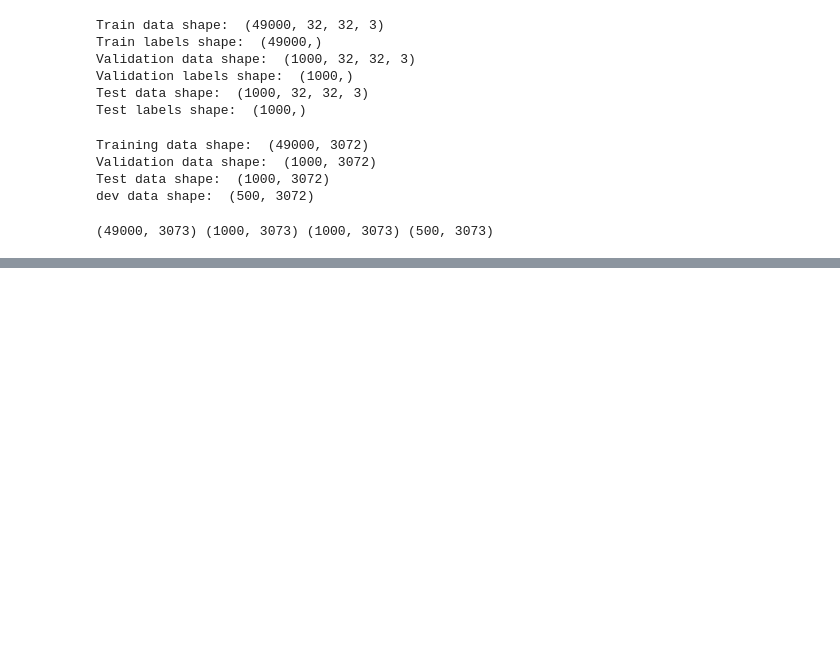
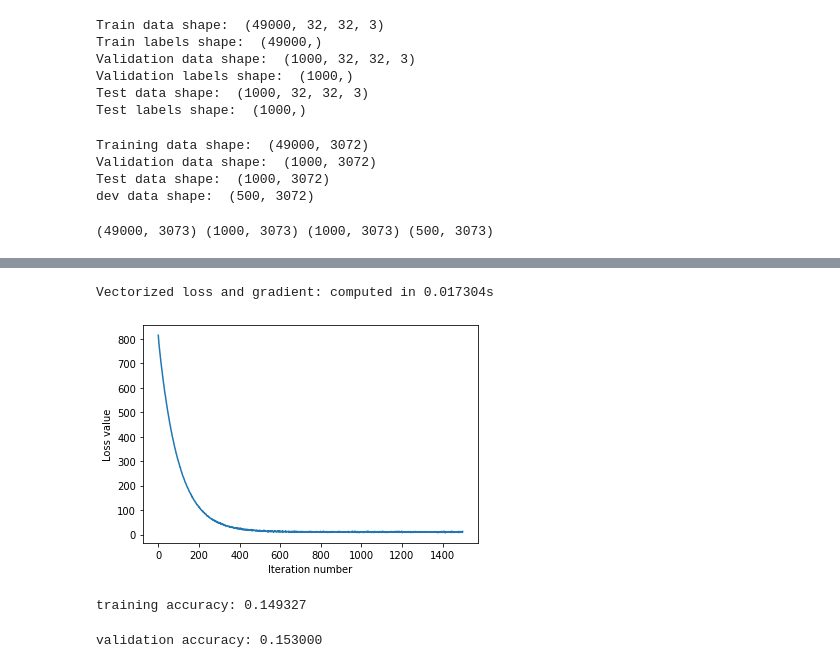
Before and after one commit to manthan-mehta/ImageClassification, a Jupyter notebook: SVM.ipynb, the cells around one changed output, grey strips where cells are left out. Cells and saved outputs as stored; diff of their text form; code cells hidden in the pictures; blank space fills up the shorter version.

```diff
--- a/SVM.ipynb
+++ b/SVM.ipynb
@@ -140,0 +141,64 @@ loss: 10.408428
+# %%
+import time
+tic = time.time()
+_, grad_vectorized = svm_loss(X_dev, Y_dev,W, 0.000005)
+toc = time.time()
+print('Vectorized loss and gradient: computed in %fs' % (toc - tic))
+# %% [output]
+Vectorized loss and gradient: computed in 0.017304s
+# %%
+class Linear_SVM(object):
+  def __init__(self):
+    self.W = None
+
+  def train(self, X_train, Y_train, learning_rate, reg, num_iter, batch_size = 200, verbose = False):
+    num_train,dim = X_train.shape
+    num_class = np.max(Y_train) + 1
+    if self.W is None:
+      self.W = 0.001 * np.random.randn(dim,num_class)
+    loss_history = []
+
+    #stochastic gradient descent (batch wise)
+
+    for it in range(num_iter):
+      X_batch = None
+      Y_batch = None
+
+      batch_indices = np.random.choice(num_train, batch_size, replace=False)
+      X_batch = X_train[batch_indices]
+      Y_batch = Y_train[batch_indices]
+
+      loss,grad = svm_loss(X_batch,Y_batch,self.W,reg)
+      loss_history.append(loss)
+
+      self.W = self.W - learning_rate * grad
+      if verbose and it % 100 == 0:
+        print('iteration %d / %d: loss %f' % (it, num_iter, loss))
+
+    return loss_history
+
+  def predict(self,X):
+    scores = X.dot(self.W)
+    y_pred = np.zeros(X.shape[0])
+    y_pred = np.argmax(scores,axis=1)
+    return y_pred
+# %%
+classifier = Linear_SVM()
+loss_history = classifier.train( X_train, Y_train, 1e-7,2.5e4,1500,256,False)
+# %%
+plt.plot(loss_history)
+plt.xlabel('Iteration number')
+plt.ylabel('Loss value')
+plt.show()
+# %% [output]
+[figure, added]
+# %%
+y_pred_train = classifier.predict(X_train)
+print('training accuracy: %f' % (np.mean(Y_train == y_pred_train), ))
+# %% [output]
+training accuracy: 0.149327
+# %%
+y_val_pred = classifier.predict(X_val)
+print('validation accuracy: %f' % (np.mean(Y_val == y_val_pred), ))
+# %% [output]
+validation accuracy: 0.153000
```
Also changed, not shown: parts of 5 cells of this notebook.
